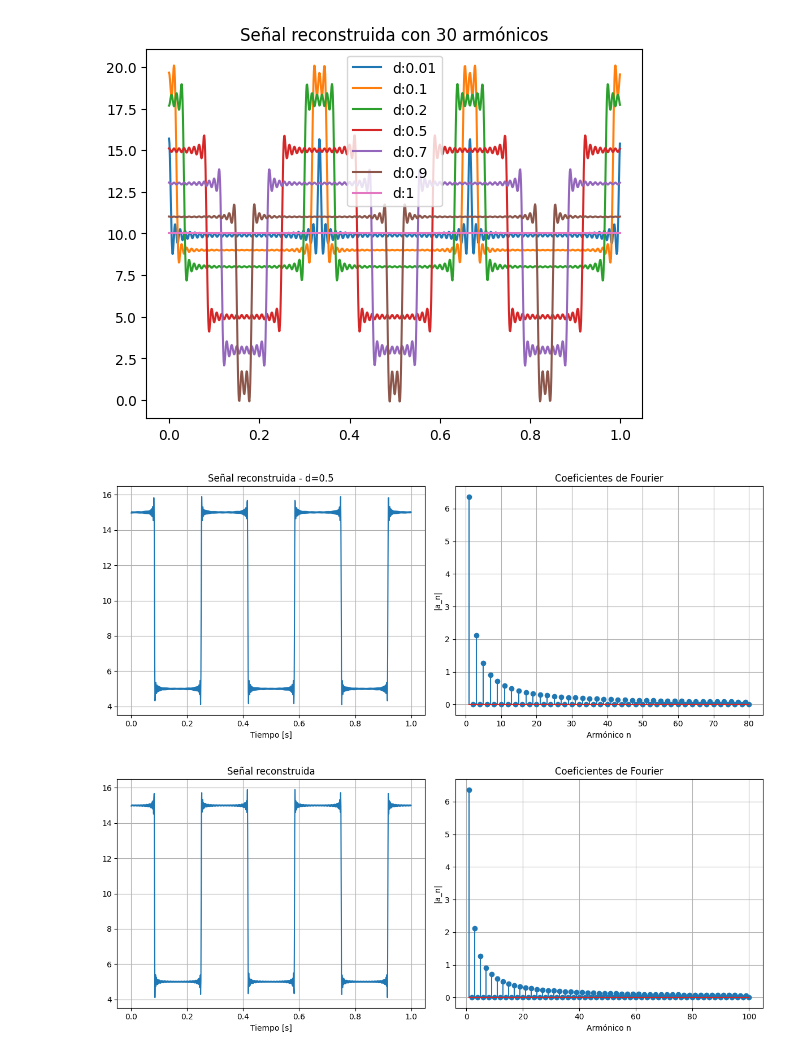
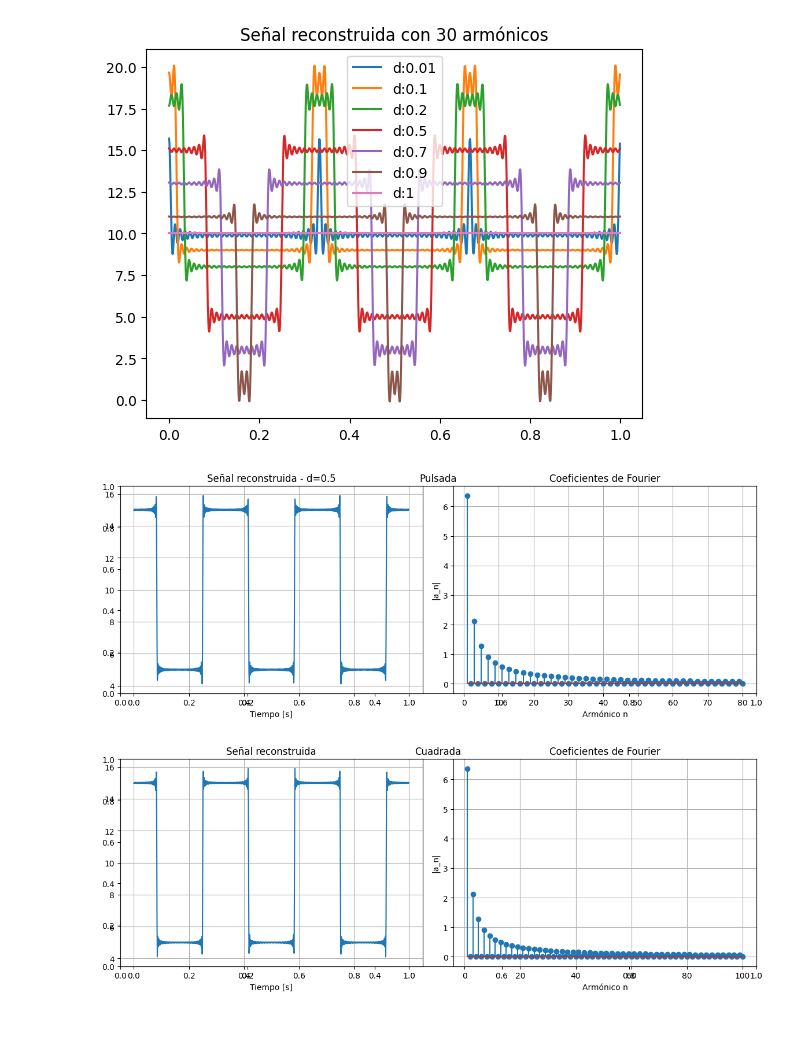
Before and after one commit to Dowhyj32/Modelado-Continuo, a Jupyter notebook: Analisis de Fourier/Labo/Ej_4.ipynb, the cells around one changed output. Drawn from its saved outputs; the diff is of its cells as text; code cells hidden in the pictures; blank space fills up the shorter version.

```diff
--- a/Analisis de Fourier/Labo/Ej_4.ipynb
+++ b/Analisis de Fourier/Labo/Ej_4.ipynb
@@ -40,7 +40,7 @@ N = 80                     # cantidad de armónicos
 t = np.arange(0, 1, 1/1000)
 
 # ----------------------------
-# Reconstrucción de la señal
+# Pulsada
 # ----------------------------
 
 pulsada = A
@@ -56,34 +56,35 @@ for n in range(1, N + 1):
 
     # suma de armónicos
     pulsada += a_n * np.cos(n * w0 * t)
 
 # ----------------------------
 # Gráficos
 # ----------------------------
 
 armonicos = np.arange(1, N + 1)
 
 plt.figure(figsize=(12,5))
+plt.title(f'Pulsada')
 
 # Señal reconstruida
 plt.subplot(1,2,1)
 plt.plot(t, pulsada)
 plt.title(f'Señal reconstruida - d={d}')
 plt.xlabel('Tiempo [s]')
 plt.grid(True)
 
 # Coeficientes de Fourier
 plt.subplot(1,2,2)
 plt.stem(armonicos, np.abs(coeficientes))
 plt.title('Coeficientes de Fourier')
 plt.xlabel('Armónico n')
 plt.ylabel('|a_n|')
 plt.grid(True)
 
 plt.tight_layout()
 plt.show()
 # %% [output]
-[figure, old version]
+[figure, new version]
 # %%
 # Parámetros
 A = 10
@@ -95,7 +96,7 @@ N = 100                    # cantidad de armónicos
 t = np.arange(0, 1, 1/1000)
 
 # ----------------------------
-# Reconstrucción de la señal
+# Cuadrada
 # ----------------------------
 
 cuadrada = A
@@ -119,6 +120,7 @@ for n in range(1, N + 1):
 armonicos = np.arange(1, N + 1)
 
 plt.figure(figsize=(12,5))
+plt.title(f'Cuadrada')
 
 # Señal reconstruida
 plt.subplot(1,2,1)
@@ -138,7 +140,7 @@ plt.grid(True)
 plt.tight_layout()
 plt.show()
 # %% [output]
-[figure, old version]
+[figure, new version]
 # %%
 # Parámetros
 A = 10
```
Also changed, not shown: parts of 2 cells of this notebook.
